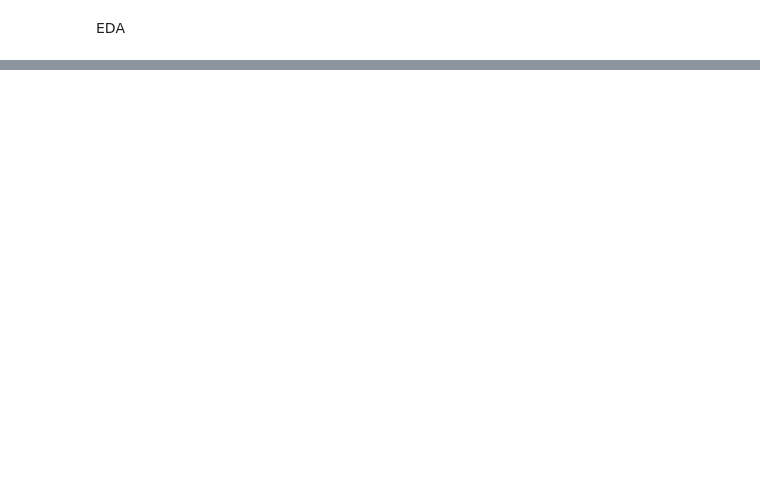
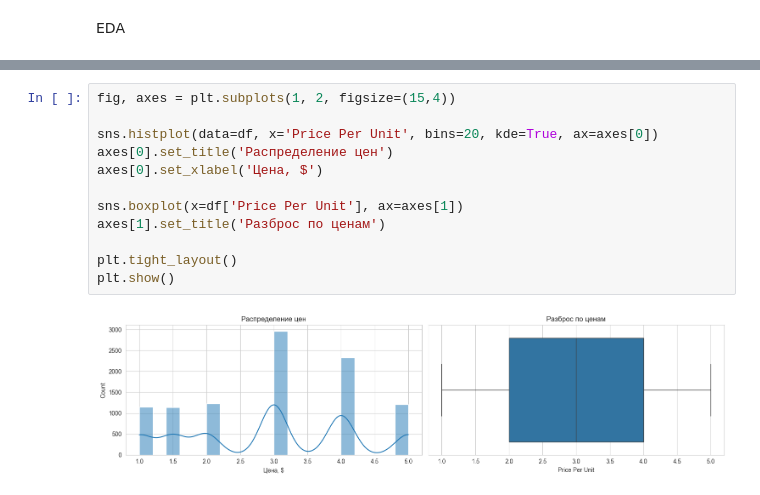
Before and after one commit to Dima1803Mel/Cafe_Sales, a Jupyter notebook: cafe_sales.ipynb, the cells around one changed output, grey strips where cells are left out. Drawn from its saved outputs; the diff is of its cells as text; blank space fills up the shorter version.

```diff
--- a/cafe_sales.ipynb
+++ b/cafe_sales.ipynb
@@ -364,0 +321,14 @@ sns.boxplot(df['Total Spent'])
+# %%
+fig, axes = plt.subplots(1, 2, figsize=(15,4))
+
+sns.histplot(data=df, x='Price Per Unit', bins=20, kde=True, ax=axes[0])
+axes[0].set_title('Распределение цен')
+axes[0].set_xlabel('Цена, $')
+
+sns.boxplot(x=df['Price Per Unit'], ax=axes[1])
+axes[1].set_title('Разброс по ценам')
+
+plt.tight_layout()
+plt.show()
+# %% [output]
+[figure, added]
```
Also changed, not shown: parts of 29 cells of this notebook.
